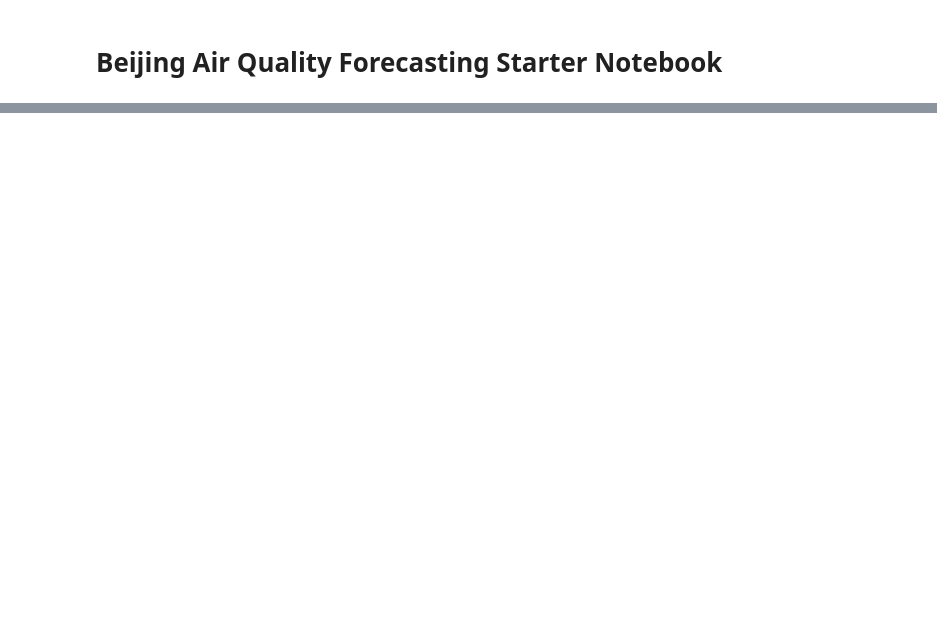
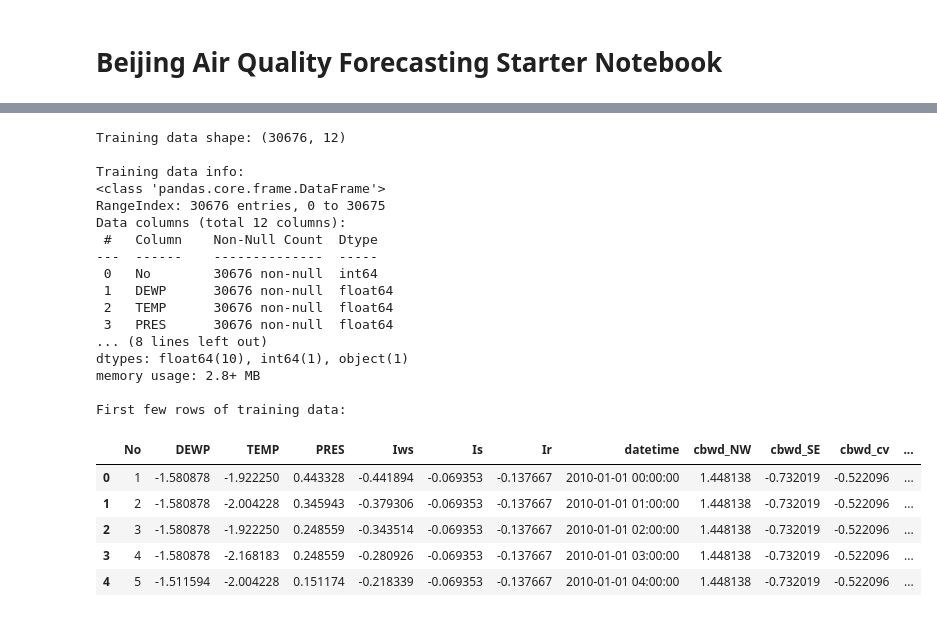
Before and after one commit to Kanisa1/Time-Series-Forecasting, a Jupyter notebook: Notebook/air_quality_forecasting_starter_code.ipynb, the cells around one changed output, grey strips where cells are left out. Saved outputs shown, nothing was run; the diff lists cells and outputs as text; code cells hidden in the pictures; blank space fills up the shorter version.

```diff
--- a/Notebook/air_quality_forecasting_starter_code.ipynb
+++ b/Notebook/air_quality_forecasting_starter_code.ipynb
@@ -374,0 +19,35 @@ plt.show()
+# %%
+# Load the datasets
+train = pd.read_csv('../Datasets/train.csv')
+test = pd.read_csv('../Datasets/test.csv')
+
+# Display basic information about the training data
+print("Training data shape:", train.shape)
+print("\nTraining data info:")
+train.info()
+print("\nFirst few rows of training data:")
+display(train.head())
+# %% [output]
+Training data shape: (30676, 12)
+
+Training data info:
+<class 'pandas.core.frame.DataFrame'>
+RangeIndex: 30676 entries, 0 to 30675
+Data columns (total 12 columns):
+ #   Column    Non-Null Count  Dtype
+---  ------    --------------  -----
+ 0   No        30676 non-null  int64
+ 1   DEWP      30676 non-null  float64
+ 2   TEMP      30676 non-null  float64
+ 3   PRES      30676 non-null  float64
+... (8 lines left out)
+dtypes: float64(10), int64(1), object(1)
+memory usage: 2.8+ MB
+
+First few rows of training data:
+|  | No | DEWP | TEMP | PRES | Iws | Is | Ir | datetime | cbwd_NW | cbwd_SE | cbwd_cv | ... |
+| 0 | 1 | -1.580878 | -1.922250 | 0.443328 | -0.441894 | -0.069353 | -0.137667 | 2010-01-01 00:00:00 | 1.448138 | -0.732019 | -0.522096 | ... |
+| 1 | 2 | -1.580878 | -2.004228 | 0.345943 | -0.379306 | -0.069353 | -0.137667 | 2010-01-01 01:00:00 | 1.448138 | -0.732019 | -0.522096 | ... |
+| 2 | 3 | -1.580878 | -1.922250 | 0.248559 | -0.343514 | -0.069353 | -0.137667 | 2010-01-01 02:00:00 | 1.448138 | -0.732019 | -0.522096 | ... |
+| 3 | 4 | -1.580878 | -2.168183 | 0.248559 | -0.280926 | -0.069353 | -0.137667 | 2010-01-01 03:00:00 | 1.448138 | -0.732019 | -0.522096 | ... |
+| 4 | 5 | -1.511594 | -2.004228 | 0.151174 | -0.218339 | -0.069353 | -0.137667 | 2010-01-01 04:00:00 | 1.448138 | -0.732019 | -0.522096 | ... |
```
Also changed, not shown: parts of 37 cells of this notebook, 3 other files.
